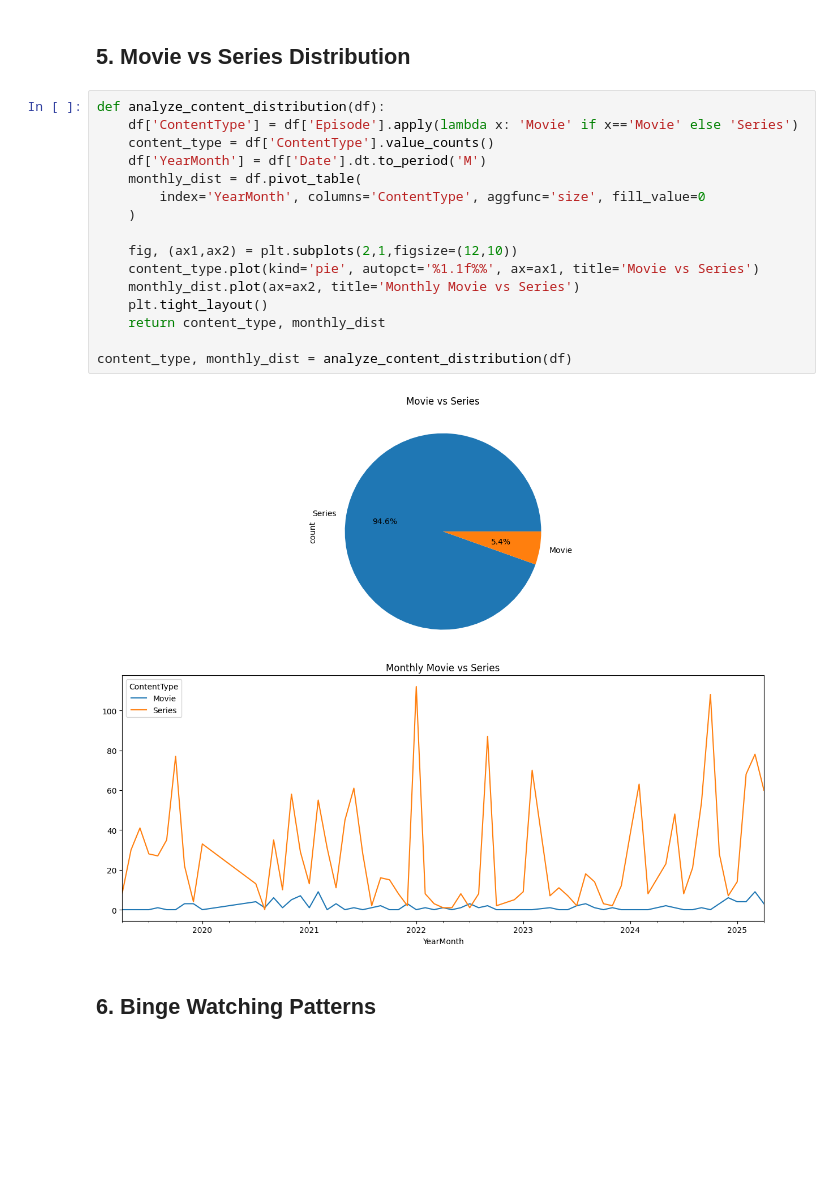
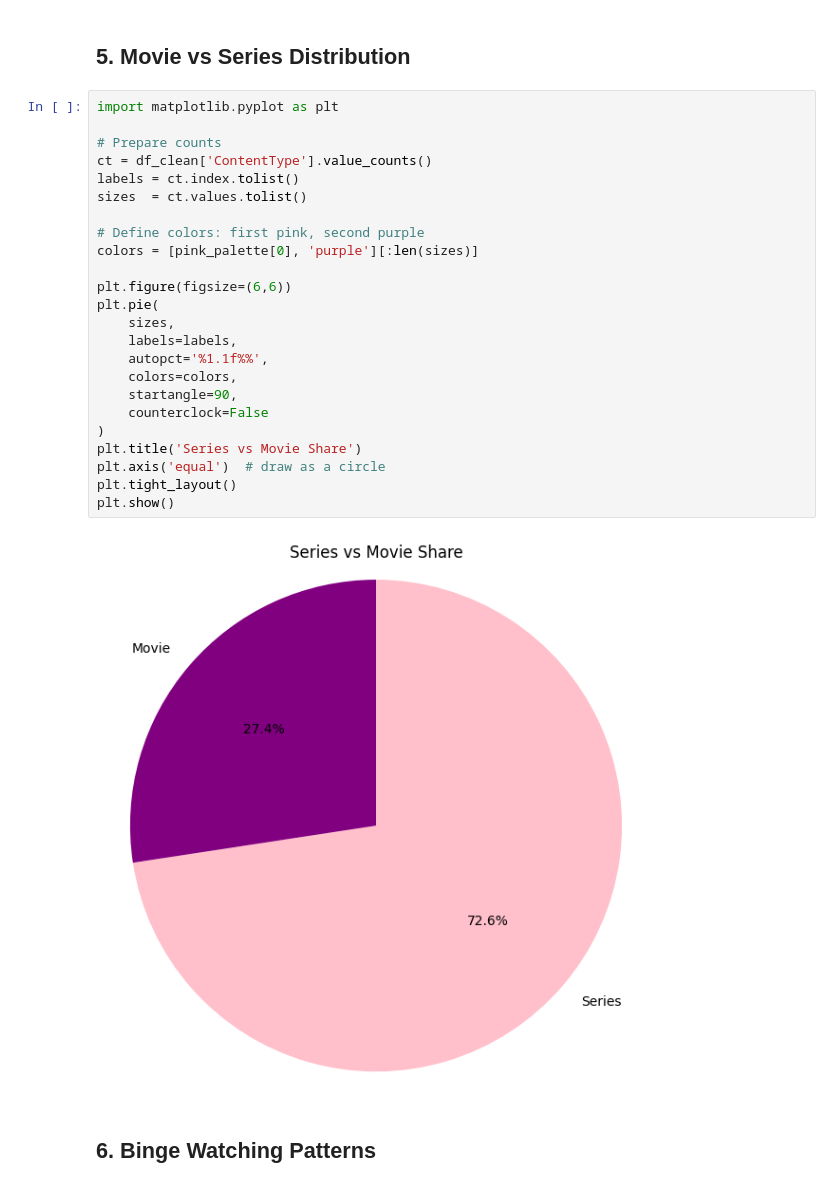
Before and after one commit to begumozay/dsa210begum, a Jupyter notebook: netflix_begum.ipynb, the cells around one changed output. Cells and saved outputs as stored; diff of their text form; blank space fills up the shorter version.

```diff
--- a/netflix_begum.ipynb
+++ b/netflix_begum.ipynb
@@ -138,23 +273,31 @@ series_counts, series_gaps = analyze_series_patterns(df)
 # %% [markdown]
 ## 5. Movie vs Series Distribution
 # %%
-def analyze_content_distribution(df):
-    df['ContentType'] = df['Episode'].apply(lambda x: 'Movie' if x=='Movie' else 'Series')
-    content_type = df['ContentType'].value_counts()
-    df['YearMonth'] = df['Date'].dt.to_period('M')
-    monthly_dist = df.pivot_table(
-        index='YearMonth', columns='ContentType', aggfunc='size', fill_value=0
-    )
+import matplotlib.pyplot as plt
 
-    fig, (ax1,ax2) = plt.subplots(2,1,figsize=(12,10))
-    content_type.plot(kind='pie', autopct='%1.1f%%', ax=ax1, title='Movie vs Series')
-    monthly_dist.plot(ax=ax2, title='Monthly Movie vs Series')
-    plt.tight_layout()
-    return content_type, monthly_dist
+# Prepare counts
+ct = df_clean['ContentType'].value_counts()
+labels = ct.index.tolist()
+sizes  = ct.values.tolist()
 
-content_type, monthly_dist = analyze_content_distribution(df)
+# Define colors: first pink, second purple
+colors = [pink_palette[0], 'purple'][:len(sizes)]
+
+plt.figure(figsize=(6,6))
+plt.pie(
+    sizes,
+    labels=labels,
+    autopct='%1.1f%%',
+    colors=colors,
+    startangle=90,
+    counterclock=False
+)
+plt.title('Series vs Movie Share')
+plt.axis('equal')  # draw as a circle
+plt.tight_layout()
+plt.show()
 # %% [output]
-[figure, old version]
+[figure, new version]
 # %% [markdown]
 ## 6. Binge Watching Patterns
 # %%
```
Also changed, not shown: parts of 20 cells of this notebook.
